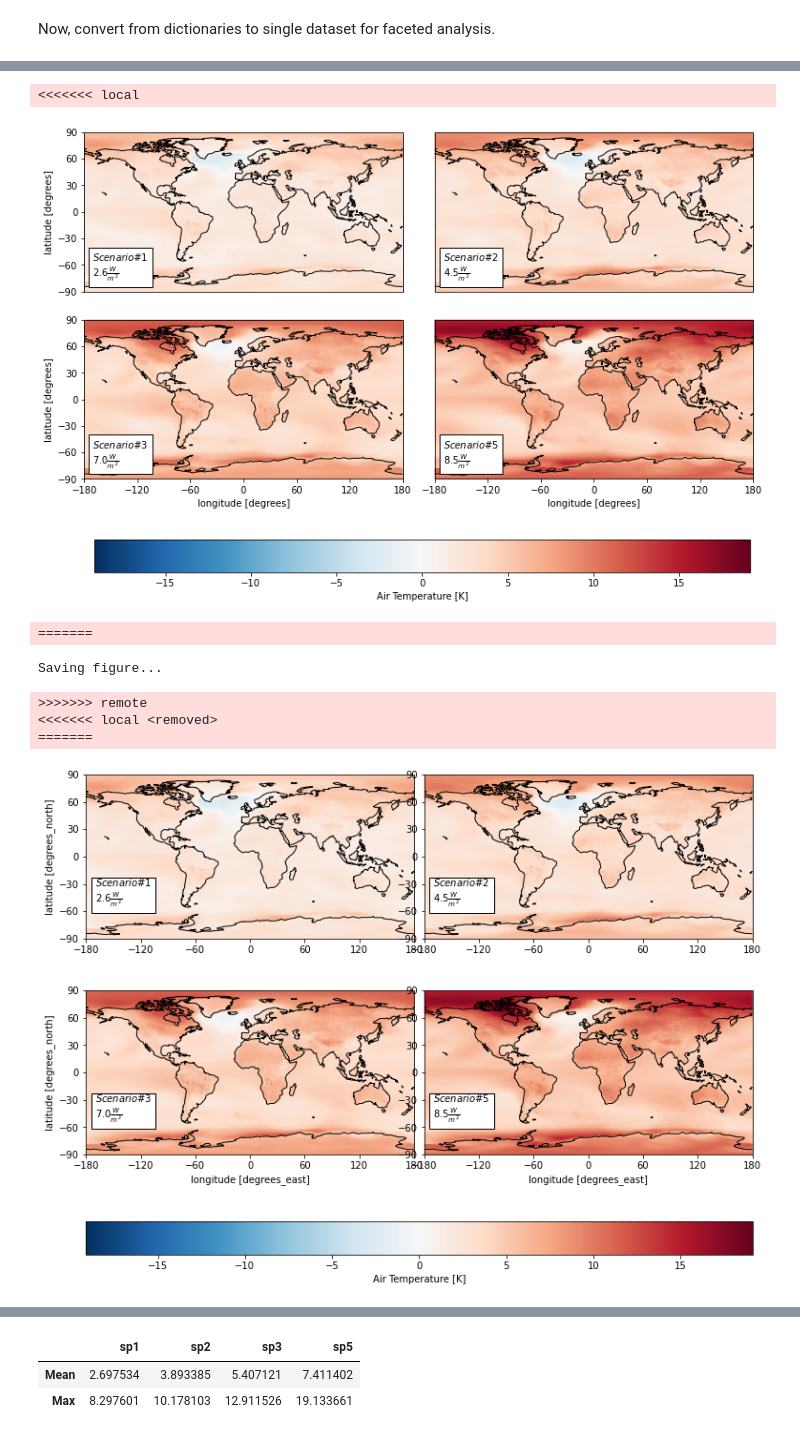
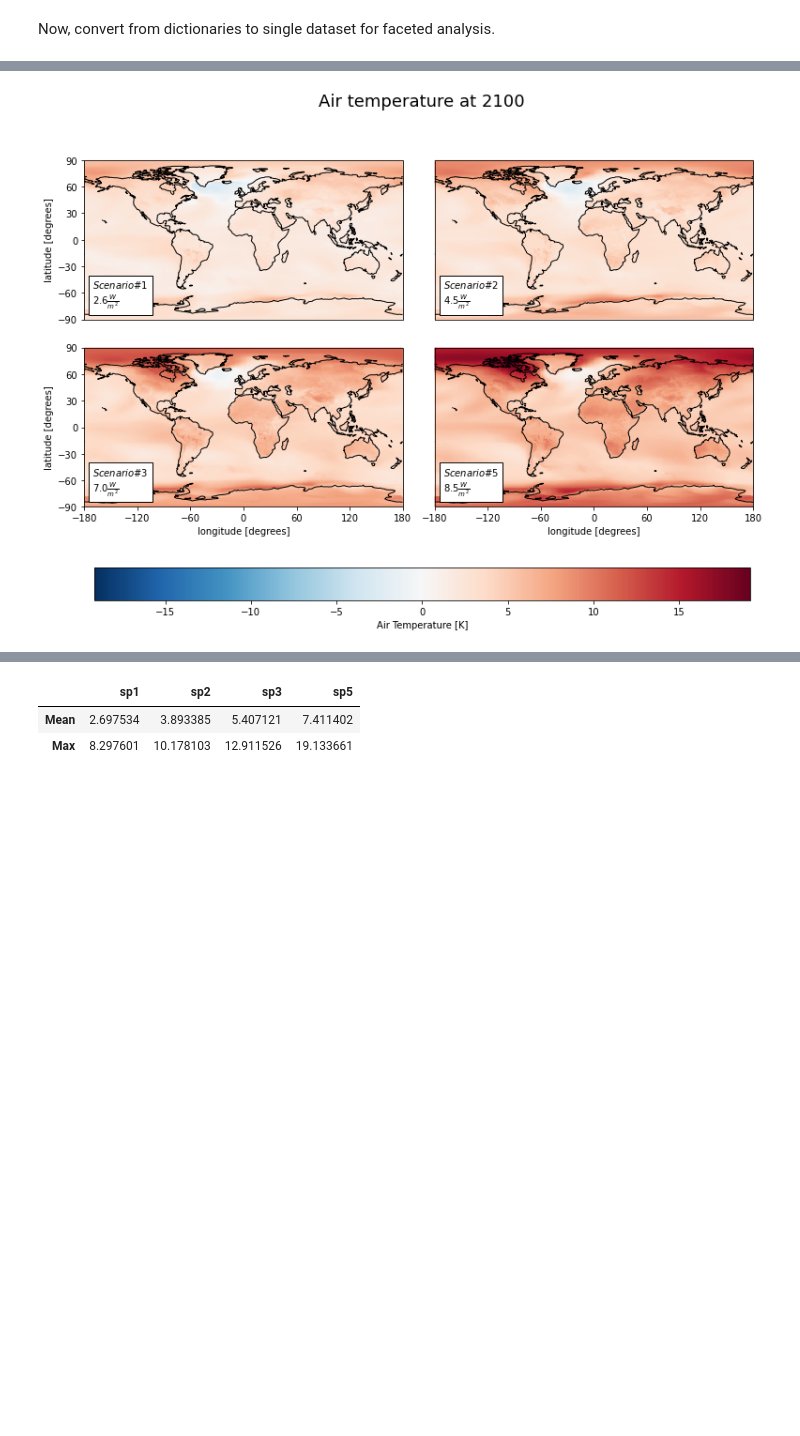
Before and after one commit to UCB-stat-159-s22/hw07-group20, a Jupyter notebook: notebooks/CESM_EDA.ipynb, the cells around one changed output, grey strips where cells are left out. Cells and saved outputs as stored; diff of their text form; code cells hidden in the pictures; blank space fills up the shorter version.

```diff
--- a/notebooks/CESM_EDA.ipynb
+++ b/notebooks/CESM_EDA.ipynb
@@ -473,15 +410,9 @@ dfa['tas'].plot(col='model', col_wrap=2)
 # %%
 cv.plot_facetmap(
     dfa, 'tas',
     crs, vardict, modeldict,
-    savefig=True, path = "../figures/ww_tas"
+    title='Air temperature at 2100',
+    path = "../figures/ww_tas.png",
 )
 # %% [output]
-<<<<<<< local
-[figure, old version]
+[figure, new version]
-=======
-Saving figure...
->>>>>>> remote
-<<<<<<< local <removed>
-=======
-[figure, removed]
```
Also changed, not shown: parts of 19 cells of this notebook.
